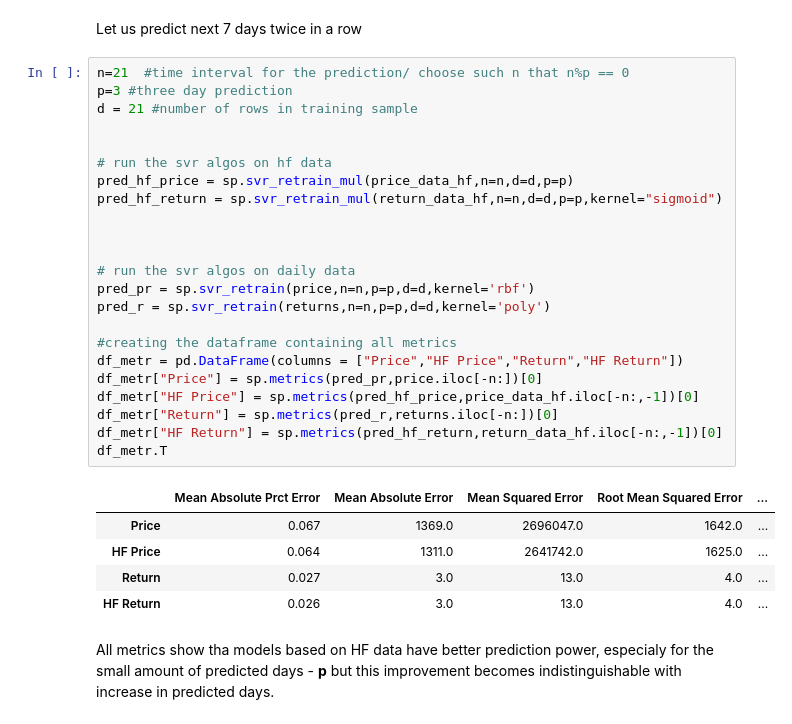
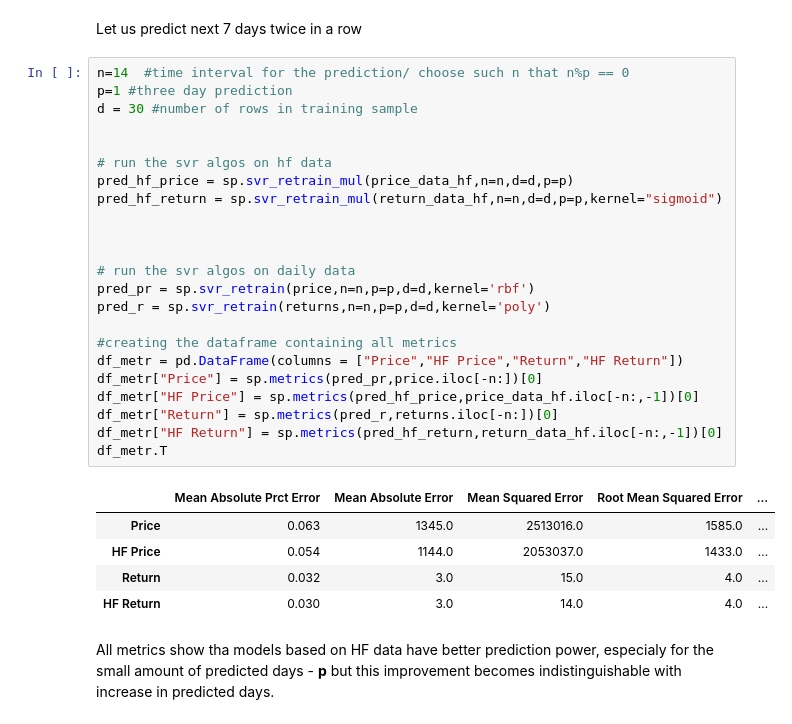
Before and after one commit to Maestro213/Python_for_finance_II_semester_project, a Jupyter notebook: Semester project.ipynb, the cells around one changed output. Cells and saved outputs as stored; diff of their text form.

```diff
--- a/Semester project.ipynb
+++ b/Semester project.ipynb
@@ -195,34 +195,34 @@ return_data_hf =(1+return_data_hf)*100
 # %% [markdown]
 Let us predict next 7 days twice in a row
 # %%
-n=21  #time interval for the prediction/ choose such n that n%p == 0
-p=3 #three day prediction
-d = 21 #number of rows in training sample
+n=14  #time interval for the prediction/ choose such n that n%p == 0
+p=1 #three day prediction
+d = 30 #number of rows in training sample
 
 
 # run the svr algos on hf data
 pred_hf_price = sp.svr_retrain_mul(price_data_hf,n=n,d=d,p=p)
 pred_hf_return = sp.svr_retrain_mul(return_data_hf,n=n,d=d,p=p,kernel="sigmoid")
 
 
 
 # run the svr algos on daily data
 pred_pr = sp.svr_retrain(price,n=n,p=p,d=d,kernel='rbf')
 pred_r = sp.svr_retrain(returns,n=n,p=p,d=d,kernel='poly')
 
 #creating the dataframe containing all metrics
 df_metr = pd.DataFrame(columns = ["Price","HF Price","Return","HF Return"])
 df_metr["Price"] = sp.metrics(pred_pr,price.iloc[-n:])[0]
 df_metr["HF Price"] = sp.metrics(pred_hf_price,price_data_hf.iloc[-n:,-1])[0]
 df_metr["Return"] = sp.metrics(pred_r,returns.iloc[-n:])[0]
 df_metr["HF Return"] = sp.metrics(pred_hf_return,return_data_hf.iloc[-n:,-1])[0]
 df_metr.T
 # %% [output]
 |  | Mean Absolute Prct Error | Mean Absolute Error | Mean Squared Error | Root Mean Squared Error | ... |
-| Price | 0.067 | 1369.0 | 2696047.0 | 1642.0 | ... |
-| HF Price | 0.064 | 1311.0 | 2641742.0 | 1625.0 | ... |
-| Return | 0.027 | 3.0 | 13.0 | 4.0 | ... |
-| HF Return | 0.026 | 3.0 | 13.0 | 4.0 | ... |
+| Price | 0.063 | 1345.0 | 2513016.0 | 1585.0 | ... |
+| HF Price | 0.054 | 1144.0 | 2053037.0 | 1433.0 | ... |
+| Return | 0.032 | 3.0 | 15.0 | 4.0 | ... |
+| HF Return | 0.030 | 3.0 | 14.0 | 4.0 | ... |
 # %% [markdown]
 All metrics show tha models based on HF data have better prediction power, especialy for the small amount of predicted days - __p__ but  this improvement becomes indistinguishable with increase in predicted days.
 # %% [markdown]
```
Also changed, not shown: parts of 15 cells of this notebook.
